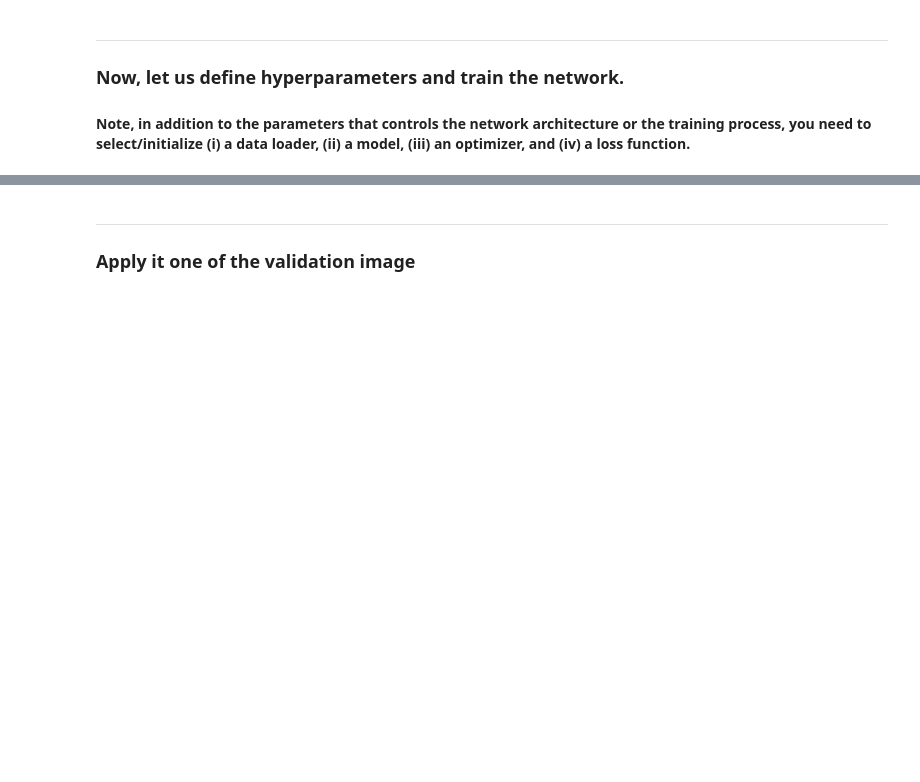
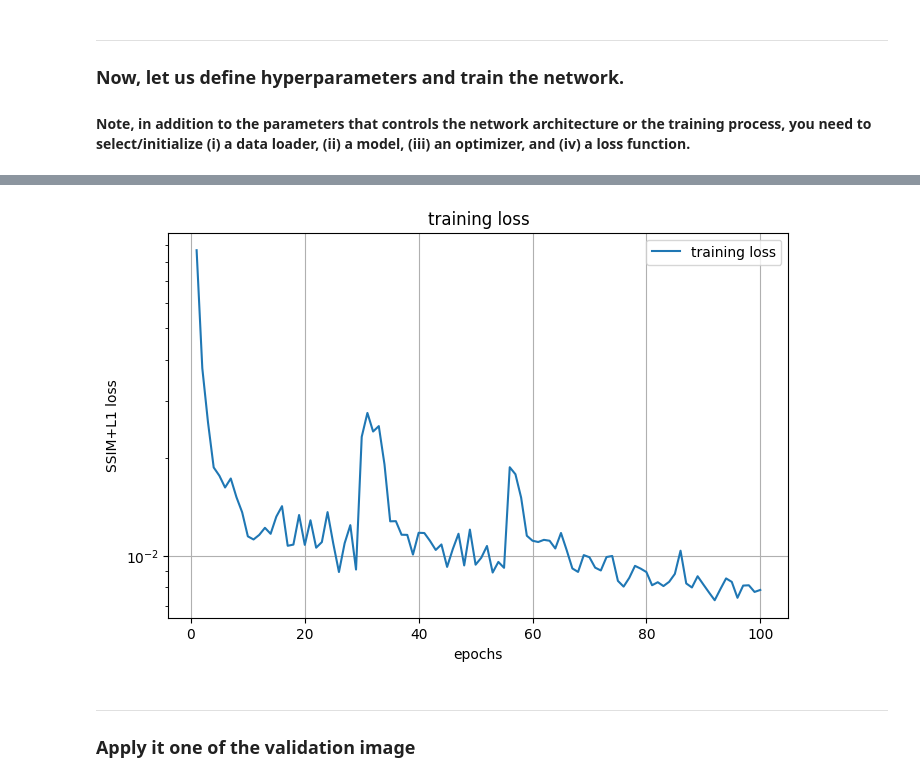
Before and after one commit to kangaaroob/BME5710-FinalProject, a Jupyter notebook: UNet_CustomLoss.ipynb, the cells around one changed output, grey strips where cells are left out. Saved outputs shown, nothing was run; the diff lists cells and outputs as text; code cells hidden in the pictures; blank space fills up the shorter version.

Commit message:
more unet

```diff
--- a/UNet_CustomLoss.ipynb
+++ b/UNet_CustomLoss.ipynb
@@ -225,13 +292,14 @@ num_epoch = 100  # Epochs
 
 # Model, criterion, and optimizer
 train_loader = create_loader(train_dataset, batch_size)
-model = UNetEnhancedv2(in_channels=1, out_channels=1).to(device) # see if this helps gradient problem from below UNetEnhanced
+model = UNetEnhancedLite(in_channels=1, out_channels=1).to(device) # see if this helps gradient problem from below UNetEnhanced
+#model = UNetEnhancedv2(in_channels=1, out_channels=1).to(device) # see if this helps gradient problem from below UNetEnhanced
 #model = UNetEnhanced(in_channels=1, out_channels=1).to(device) # test U-Net instead of TrivialNet
 #model = UNetSuperRes(in_channels=1, out_channels=1).to(device) # test U-Net instead of TrivialNet
 #model = UNet(in_channels=1, out_channels=1).to(device) # test U-Net instead of TrivialNet
 #model = TrivialNet().to(device)  # Pick a model and move to GPU/CPU
 opt = optim.Adam(model.parameters(), lr=lr)  # Pick an optimizer
-criterion = SSIM_L1_Loss(alpha=0.84)  # Pick a loss function (MSE or SSIM+L1)
+criterion = SSIM_L1_Loss(alpha=0.5)  # Pick a loss function (MSE or SSIM+L1)
 
 # Train the model
 train_model(model, opt, criterion, train_loader, num_epoch)
@@ -240,3 +324,4 @@ Epoch 1, Iteration 10, Loss: 0.617288
+[figure, added]
 # %% [markdown]
 ___
 ### Apply it one of the validation image
```
Also changed, not shown: parts of 6 cells of this notebook, 3 other files.
